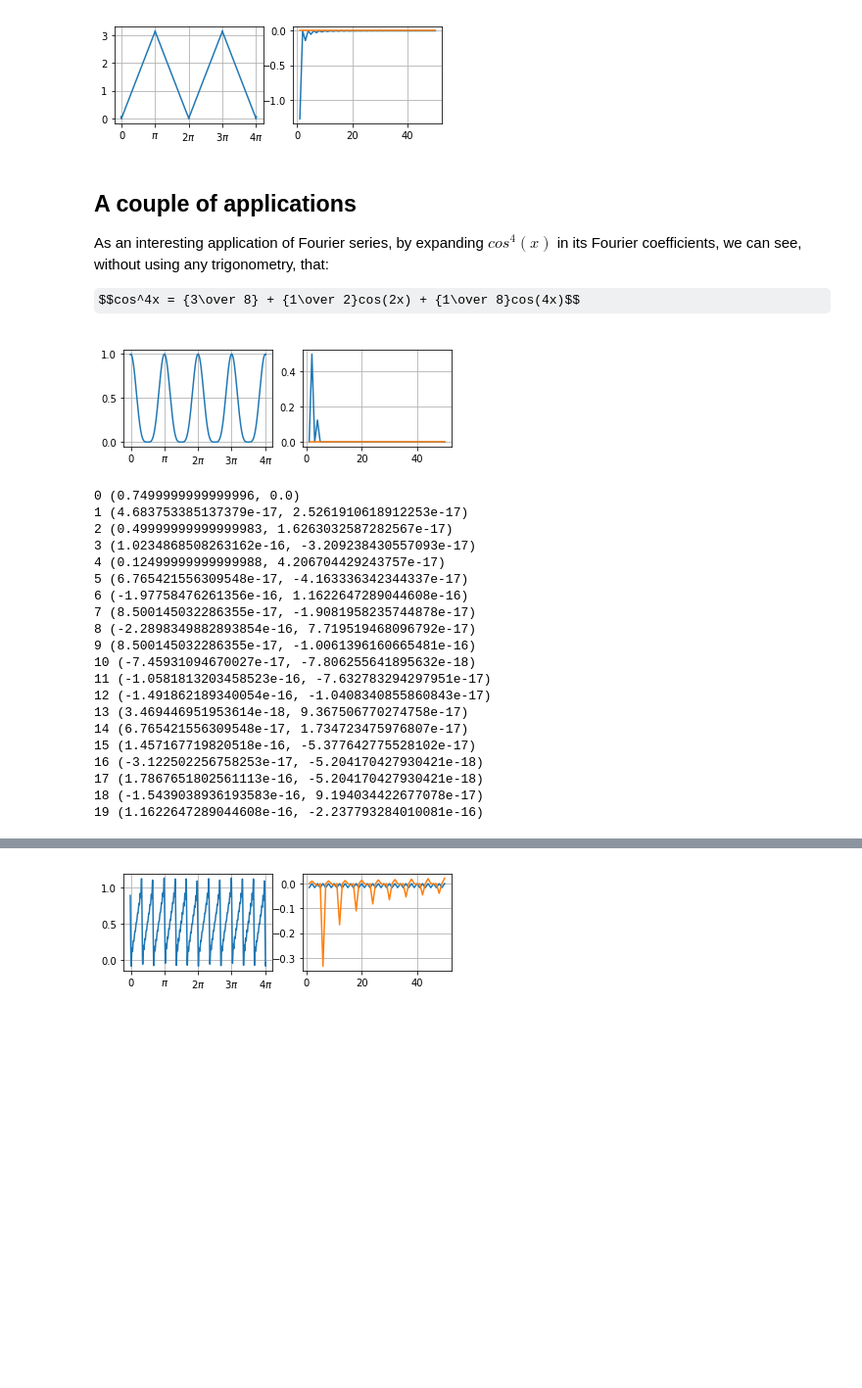
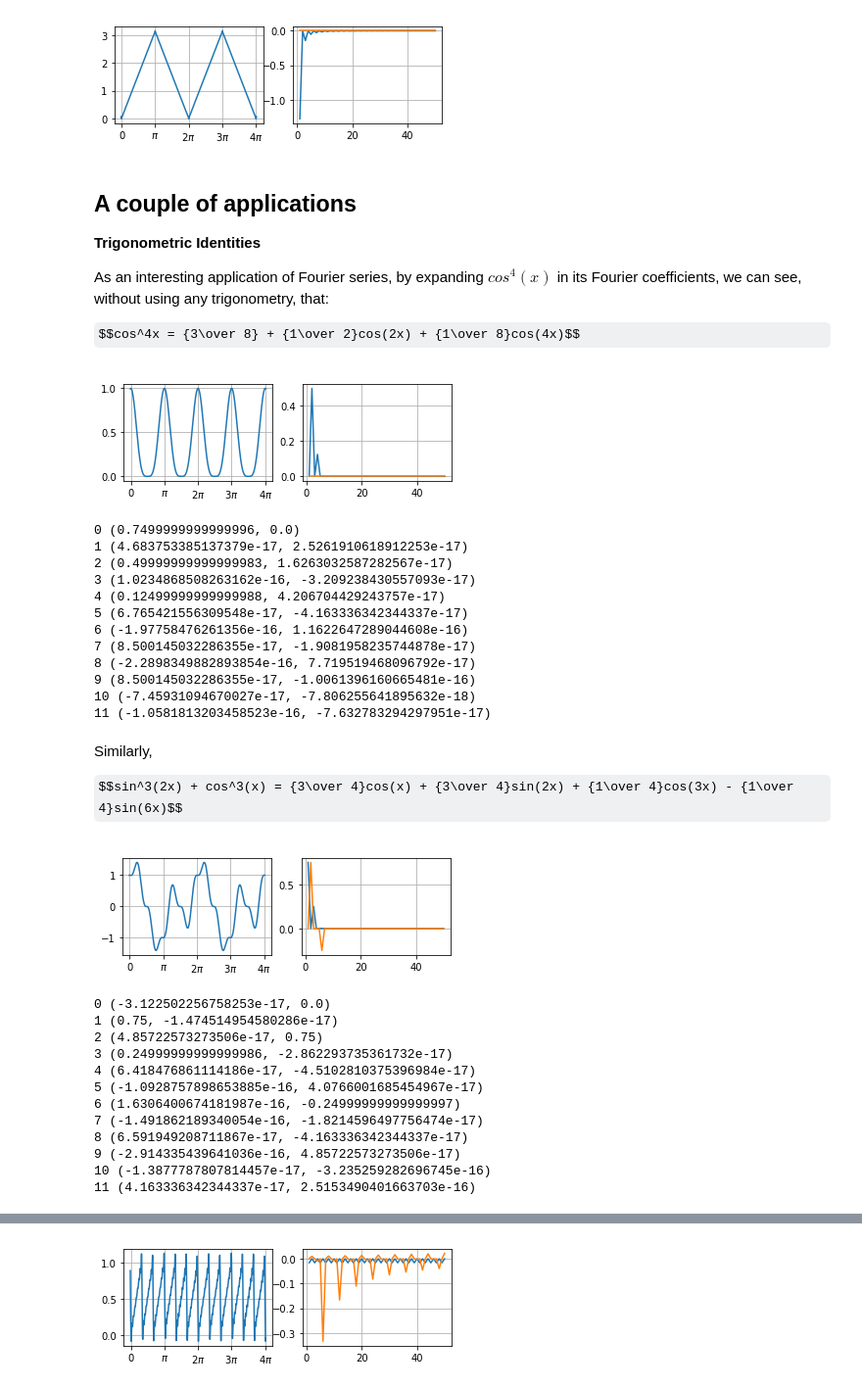
Before and after one commit to n3times/jupyter, a Jupyter notebook: Fourier Series.ipynb, the cells around one changed output, grey strips where cells are left out. Shown: that part at 98% size. Saved outputs shown, nothing was run; the diff lists cells and outputs as text; code cells hidden in the pictures; some formulas as TeX source; blank space fills up the shorter version.

Commit message:
Add trig identity application

```diff
--- a/Fourier Series.ipynb
+++ b/Fourier Series.ipynb
@@ -263,6 +263,8 @@ draw_frequency_domain(appr_coefficients(triangle), 50, fig)
 [figure]
 # %% [markdown]
 ## A couple of applications
+
+__Trigonometric Identities__
 
 As an interesting application of Fourier series, by expanding $cos^4(x)$ in its Fourier coefficients, we can see, without using any trigonometry, that:
 
@@ -276,7 +278,7 @@ draw_time_domain(appr_coefficients(cos4), 100, fig)
 draw_frequency_domain(appr_coefficients(cos4), 50, fig)
 show()
 
-for k in range(0, 20):
+for k in range(0, 12):
     now = appr_coefficients(cos4)(k)
     print(k, now)
 # %% [output]
@@ -293,12 +295,34 @@ for k in range(0, 20):
 9 (8.500145032286355e-17, -1.0061396160665481e-16)
 10 (-7.45931094670027e-17, -7.806255641895632e-18)
 11 (-1.0581813203458523e-16, -7.632783294297951e-17)
-12 (-1.491862189340054e-16, -1.0408340855860843e-17)
-13 (3.469446951953614e-18, 9.367506770274758e-17)
-14 (6.765421556309548e-17, 1.734723475976807e-17)
-15 (1.457167719820518e-16, -5.377642775528102e-17)
-16 (-3.122502256758253e-17, -5.204170427930421e-18)
-17 (1.7867651802561113e-16, -5.204170427930421e-18)
-18 (-1.5439038936193583e-16, 9.194034422677078e-17)
-19 (1.1622647289044608e-16, -2.237793284010081e-16)
+# %% [markdown]
+Similarly,
+
+$$sin^3(2x) + cos^3(x) = {3\over 4}cos(x) + {3\over 4}sin(2x) + {1\over 4}cos(3x) - {1\over 4}sin(6x)$$
+# %%
+def trig(x):
+    return sin(2*x)**3 + cos(x)**3
+
+fig = figure()
+draw_time_domain(appr_coefficients(trig), 100, fig)
+draw_frequency_domain(appr_coefficients(trig), 50, fig)
+show()
+
+for k in range(0, 12):
+    now = appr_coefficients(trig)(k)
+    print(k, now)
+# %% [output]
+[figure, added]
+0 (-3.122502256758253e-17, 0.0)
+1 (0.75, -1.474514954580286e-17)
+2 (4.85722573273506e-17, 0.75)
+3 (0.24999999999999986, -2.862293735361732e-17)
+4 (6.418476861114186e-17, -4.5102810375396984e-17)
+5 (-1.0928757898653885e-16, 4.0766001685454967e-17)
+6 (1.6306400674181987e-16, -0.24999999999999997)
+7 (-1.491862189340054e-16, -1.8214596497756474e-17)
+8 (6.591949208711867e-17, -4.163336342344337e-17)
+9 (-2.914335439641036e-16, 4.85722573273506e-17)
+10 (-1.3877787807814457e-17, -3.235259282696745e-16)
+11 (4.163336342344337e-17, 2.5153490401663703e-16)
 # %% [markdown]
```
Also changed, not shown: parts of 2 cells of this notebook.
